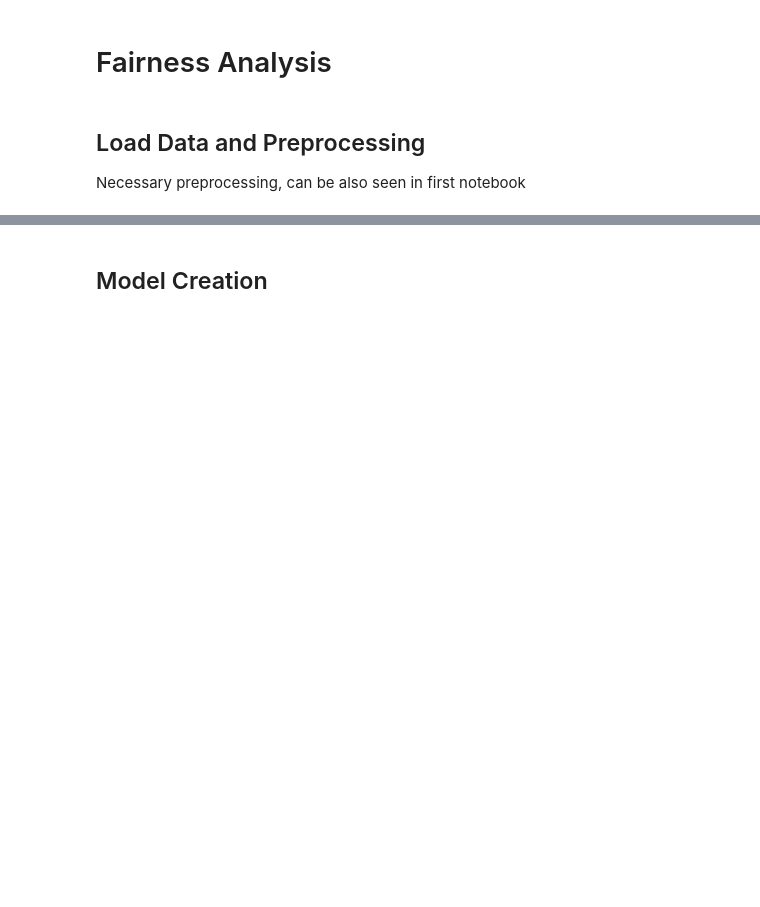
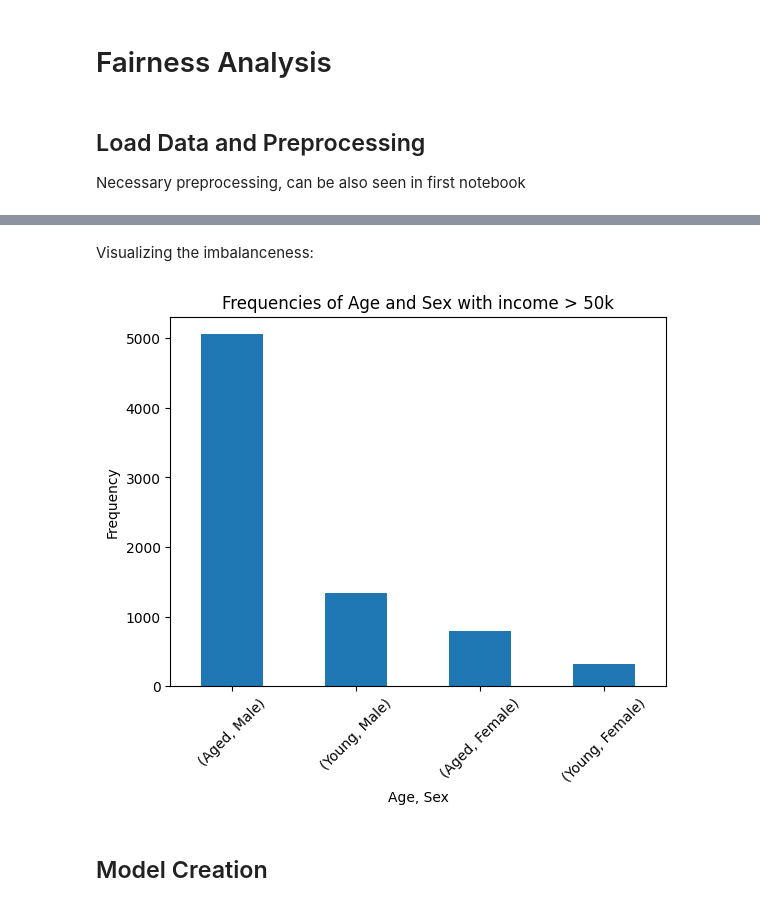
Before and after one commit to stef4k/responsible-data-science-project, a Jupyter notebook: wf-fairness-02.ipynb, the cells around one changed output, grey strips where cells are left out. Cells and saved outputs as stored; diff of their text form; code cells hidden in the pictures; blank space fills up the shorter version.

```diff
--- a/wf-fairness-02.ipynb
+++ b/wf-fairness-02.ipynb
@@ -68,3 +68,16 @@ df.sample(5)
+# %% [markdown]
+Visualizing the imbalanceness:
+# %%
+count_data = df[df.label == 1][['Age', 'Sex']].value_counts()
+# Create a bar plot
+count_data.plot(kind='bar')
+plt.title('Frequencies of Age and Sex with income > 50k')
+plt.xlabel('Age, Sex')
+plt.ylabel('Frequency')
+plt.xticks(rotation=45)
+plt.show()
+# %% [output]
+[figure, added]
 # %% [markdown]
 ## Model Creation
 # %%
```
Also changed, not shown: parts of 14 cells of this notebook.
